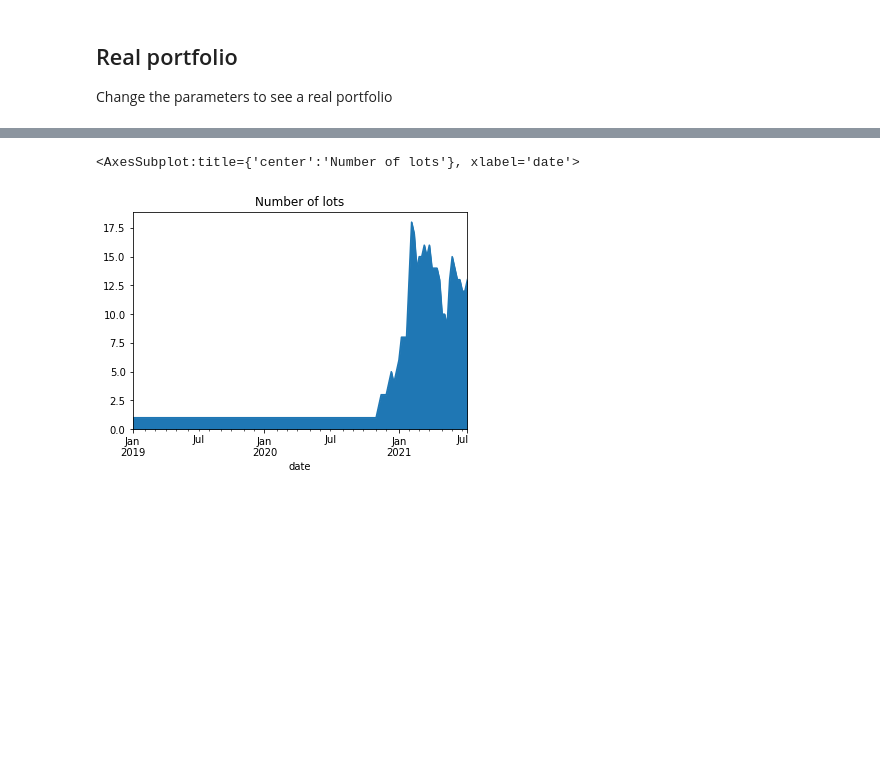
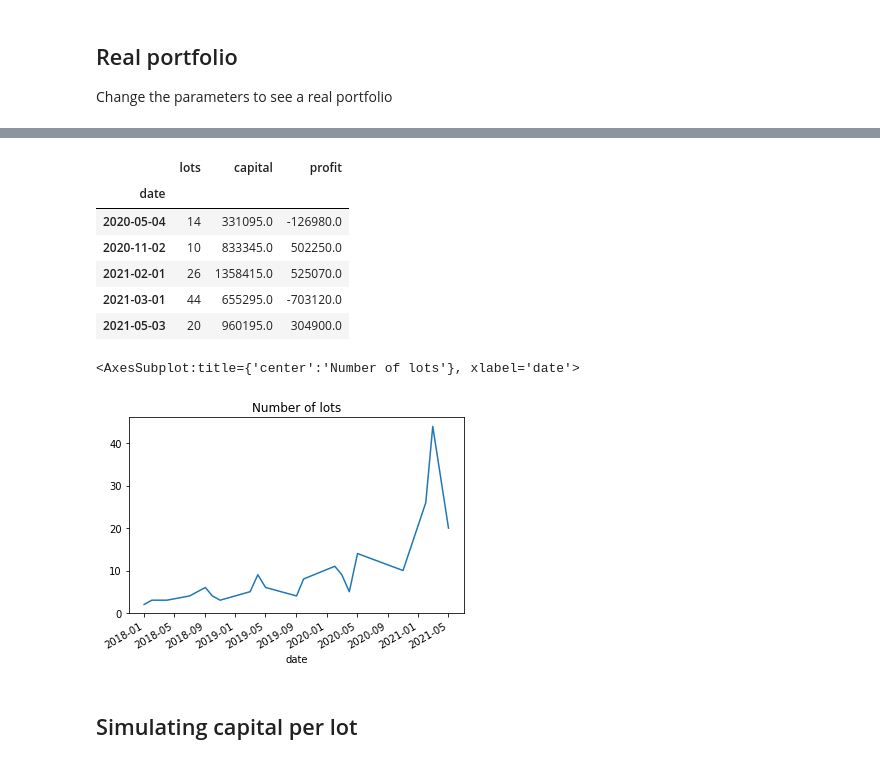
Before and after one commit to uberdeveloper/parametrized_notebooks, a Jupyter notebook: Lot Compounding.ipynb, the cells around one changed output, grey strips where cells are left out. Cells and saved outputs as stored; diff of their text form; code cells hidden in the pictures; blank space fills up the shorter version.

```diff
--- a/Lot Compounding.ipynb
+++ b/Lot Compounding.ipynb
@@ -190,5 +193,17 @@ lc.capital.plot(title="Equity curve")
+# %%
+lc.tail()
+# %% [output]
+|  | lots | capital | profit |
+| date |  |  |  |
+| 2020-05-04 | 14 | 331095.0 | -126980.0 |
+| 2020-11-02 | 10 | 833345.0 | 502250.0 |
+| 2021-02-01 | 26 | 1358415.0 | 525070.0 |
+| 2021-03-01 | 44 | 655295.0 | -703120.0 |
+| 2021-05-03 | 20 | 960195.0 | 304900.0 |
 # %%
-lc.lots.plot.area(title="Number of lots")
+lc.lots.plot(title="Number of lots")
 # %% [output]
 <AxesSubplot:title={'center':'Number of lots'}, xlabel='date'>
-[figure, old version]
+[figure, new version]
+# %% [markdown]
+## Simulating capital per lot
```
Also changed, not shown: parts of 3 cells of this notebook, 11 other files.
